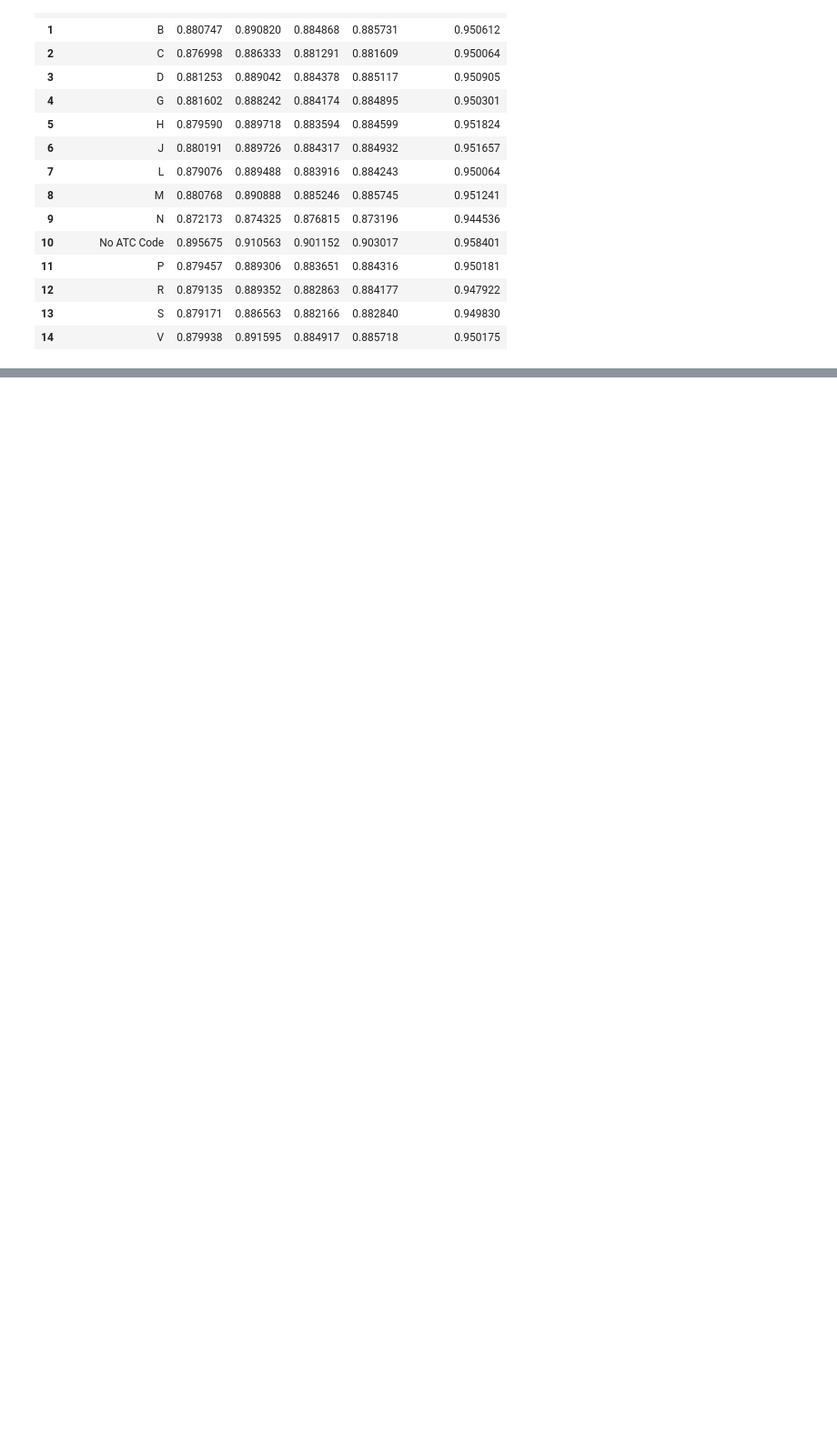
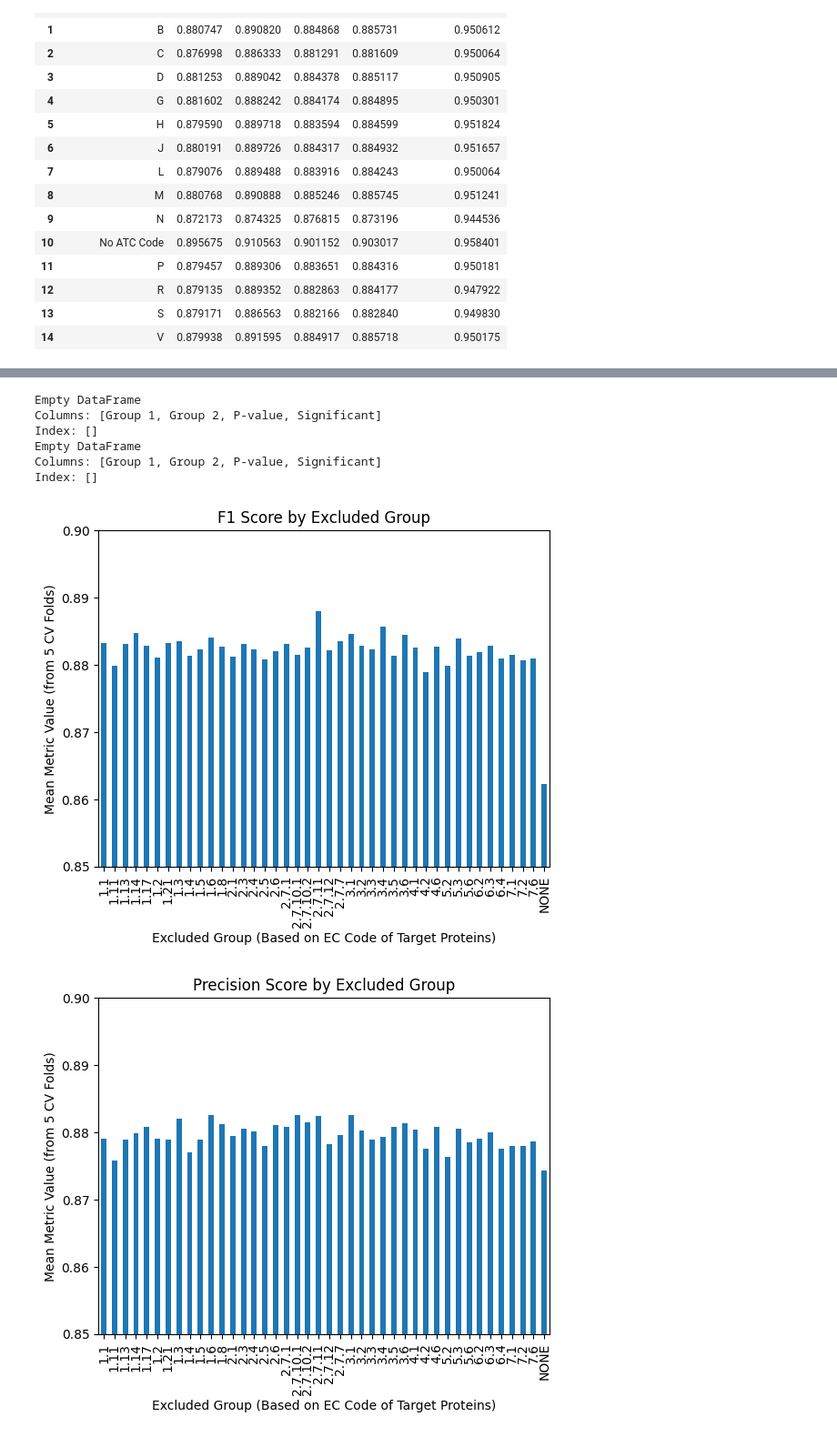
Before and after one commit to SimonasBubnys/predict-drug-target-ESM2, a Jupyter notebook: leave-one-out-tests/analysis.ipynb, the cells around one changed output, grey strips where cells are left out. Shown at 91% size. Saved outputs shown, nothing was run; the diff lists cells and outputs as text; code cells hidden in the pictures; blank space fills up the shorter version.

Commit message:
results and analysis

```diff
--- a/leave-one-out-tests/analysis.ipynb
+++ b/leave-one-out-tests/analysis.ipynb
@@ -69,0 +107,67 @@ plt.show()
+# %%
+for df in results_df_list:
+    print(df[df['Significant'] == True])
+# %% [output]
+Empty DataFrame
+Columns: [Group 1, Group 2, P-value, Significant]
+Index: []
+Empty DataFrame
+Columns: [Group 1, Group 2, P-value, Significant]
+Index: []
+# %%
+# data = pd.read_csv("../tests/openpredict_drug_targets_scores_2024-07-08.csv")
+data = pd.read_csv("openpredict_drug_targets_scores_2024-08-02.csv")
+
+numeric_data_ec = data.drop(columns=['method', 'excluded group', 'fold'])
+
+numeric_data_agg = numeric_data_ec.groupby('excluded group ec').mean()
+ax = numeric_data_agg[['f1']].plot(kind='bar')
+
+# ax = numeric_data_agg[['precision', 'recall', 'accuracy', 'f1']].plot(kind='bar')
+ax.set_ylim(0.85, 0.9)
+ax.get_legend().remove()
+#ax.legend(title="Metrics", loc='upper left', bbox_to_anchor=(1, 1))
+plt.title('F1 Score by Excluded Group')
+plt.ylabel('Mean Metric Value (from 5 CV Folds)')
+plt.xlabel('Excluded Group (Based on EC Code of Target Proteins)')
+plt.savefig('performance_metrics_by_excluded_ec_group_f1.png',bbox_inches='tight')
+plt.show()
+
+ax = numeric_data_agg[['precision']].plot(kind='bar')
+
+# ax = numeric_data_agg[['precision', 'recall', 'accuracy', 'f1']].plot(kind='bar')
+ax.set_ylim(0.85, 0.9)
+ax.get_legend().remove()
+#ax.legend(title="Metrics", loc='upper left', bbox_to_anchor=(1, 1))
+plt.title('Precision Score by Excluded Group')
+plt.ylabel('Mean Metric Value (from 5 CV Folds)')
+plt.xlabel('Excluded Group (Based on EC Code of Target Proteins)')
+plt.savefig('performance_metrics_by_excluded_ec_group_precision.png',bbox_inches='tight')
+plt.show()
+
+ax = numeric_data_agg[['recall']].plot(kind='bar')
+
+# ax = numeric_data_agg[['precision', 'recall', 'accuracy', 'f1']].plot(kind='bar')
+ax.set_ylim(0.85, 0.9)
+ax.get_legend().remove()
+#ax.legend(title="Metrics", loc='upper left', bbox_to_anchor=(1, 1))
+plt.title('Recall Score by Excluded Group')
+plt.ylabel('Mean Metric Value (from 5 CV Folds)')
+plt.xlabel('Excluded Group (Based on EC Code of Target Proteins)')
+plt.savefig('performance_metrics_by_excluded_ec_group_recall.png',bbox_inches='tight')
+plt.show()
+
+ax = numeric_data_agg[['accuracy']].plot(kind='bar')
+
+# ax = numeric_data_agg[['precision', 'recall', 'accuracy', 'f1']].plot(kind='bar')
+ax.set_ylim(0.85, 0.9)
+ax.get_legend().remove()
+#ax.legend(title="Metrics", loc='upper left', bbox_to_anchor=(1, 1))
+plt.title('Accuracy Score by Excluded Group')
+plt.ylabel('Mean Metric Value (from 5 CV Folds)')
+plt.xlabel('Excluded Group (Based on EC Code of Target Proteins)')
+plt.savefig('performance_metrics_by_excluded_ec_group_accuracy.png',bbox_inches='tight')
+plt.show()
+# %% [output]
+[figure, added]
+[figure, added]
```
Also changed, not shown: parts of 10 cells of this notebook, 52 other files.
